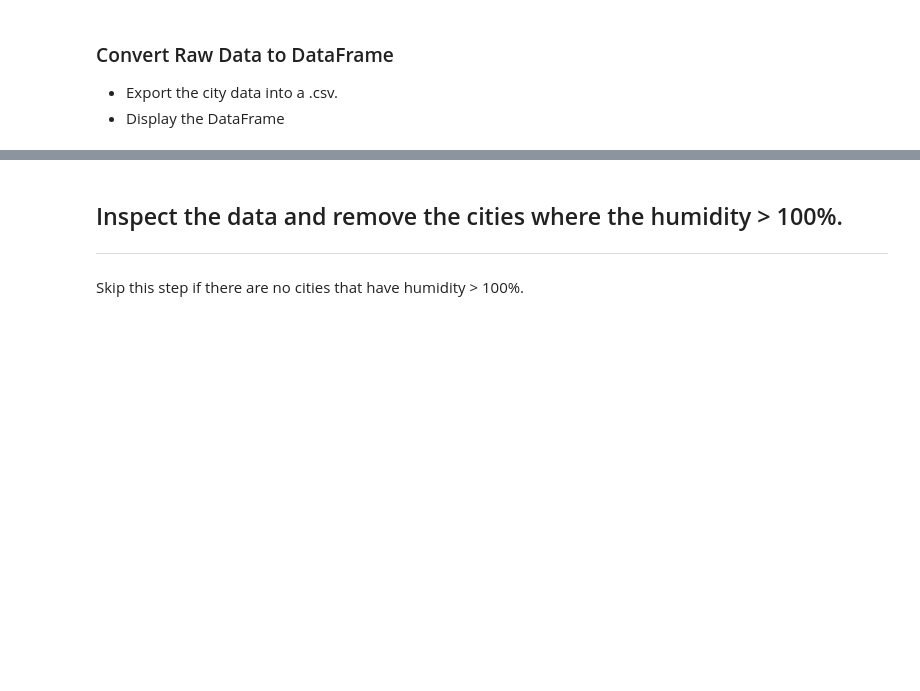
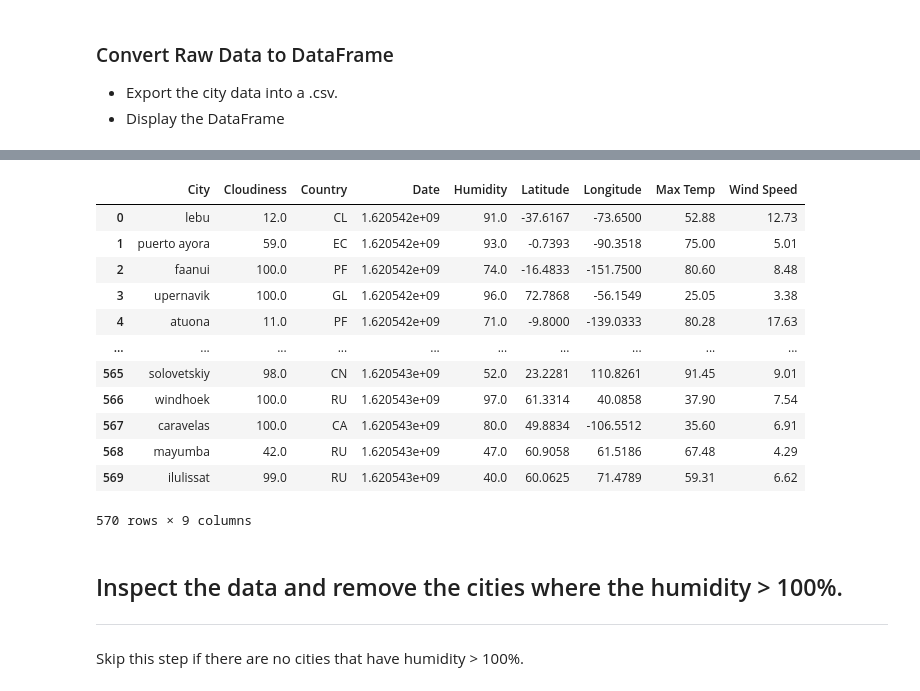
Before and after one commit to bay0624/python-api-challenge, a Jupyter notebook: WeatherPy/WeatherPy.ipynb, the cells around one changed output, grey strips where cells are left out. Cells and saved outputs as stored; diff of their text form; code cells hidden in the pictures; blank space fills up the shorter version.

```diff
--- a/WeatherPy/WeatherPy.ipynb
+++ b/WeatherPy/WeatherPy.ipynb
@@ -122,0 +152,17 @@ print(cloudiness, country, date, humidity, max_temp, wind_speed, longitude, lati
+# %%
+clean_cities_weather_df = cities_weather_df.dropna()
+clean_cities_weather_df
+# %% [output]
+|  | City | Cloudiness | Country | Date | Humidity | Latitude | Longitude | Max Temp | Wind Speed |
+| 0 | lebu | 12.0 | CL | 1.620542e+09 | 91.0 | -37.6167 | -73.6500 | 52.88 | 12.73 |
+| 1 | puerto ayora | 59.0 | EC | 1.620542e+09 | 93.0 | -0.7393 | -90.3518 | 75.00 | 5.01 |
+| 2 | faanui | 100.0 | PF | 1.620542e+09 | 74.0 | -16.4833 | -151.7500 | 80.60 | 8.48 |
+| 3 | upernavik | 100.0 | GL | 1.620542e+09 | 96.0 | 72.7868 | -56.1549 | 25.05 | 3.38 |
+| 4 | atuona | 11.0 | PF | 1.620542e+09 | 71.0 | -9.8000 | -139.0333 | 80.28 | 17.63 |
+| ... | ... | ... | ... | ... | ... | ... | ... | ... | ... |
+| 565 | solovetskiy | 98.0 | CN | 1.620543e+09 | 52.0 | 23.2281 | 110.8261 | 91.45 | 9.01 |
+| 566 | windhoek | 100.0 | RU | 1.620543e+09 | 97.0 | 61.3314 | 40.0858 | 37.90 | 7.54 |
+| 567 | caravelas | 100.0 | CA | 1.620543e+09 | 80.0 | 49.8834 | -106.5512 | 35.60 | 6.91 |
+| 568 | mayumba | 42.0 | RU | 1.620543e+09 | 47.0 | 60.9058 | 61.5186 | 67.48 | 4.29 |
+| 569 | ilulissat | 99.0 | RU | 1.620543e+09 | 40.0 | 60.0625 | 71.4789 | 59.31 | 6.62 |
+570 rows × 9 columns
```
Also changed, not shown: parts of 6 cells of this notebook, 1 other file.
